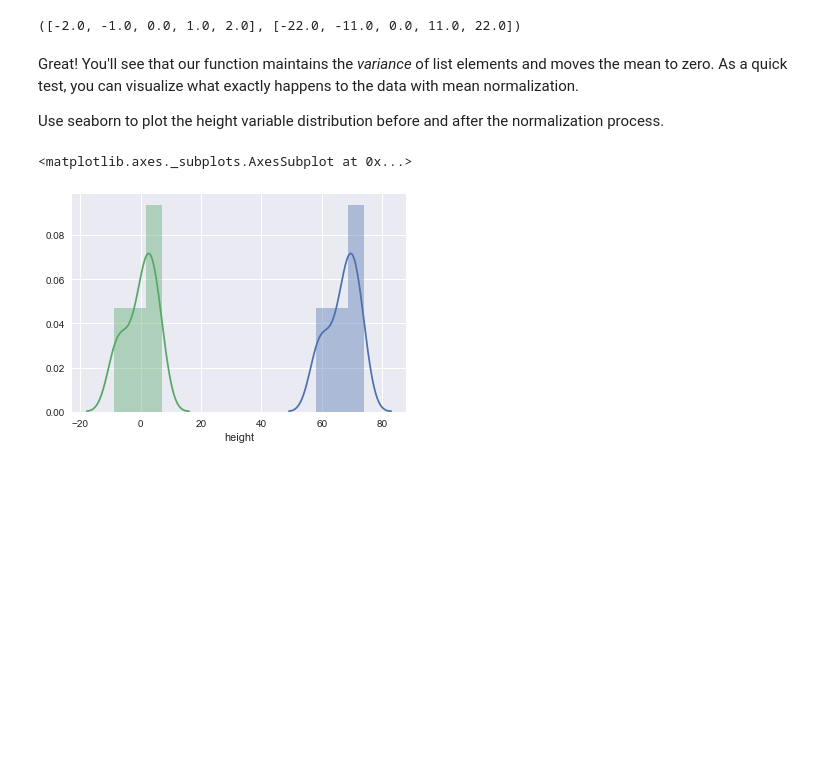
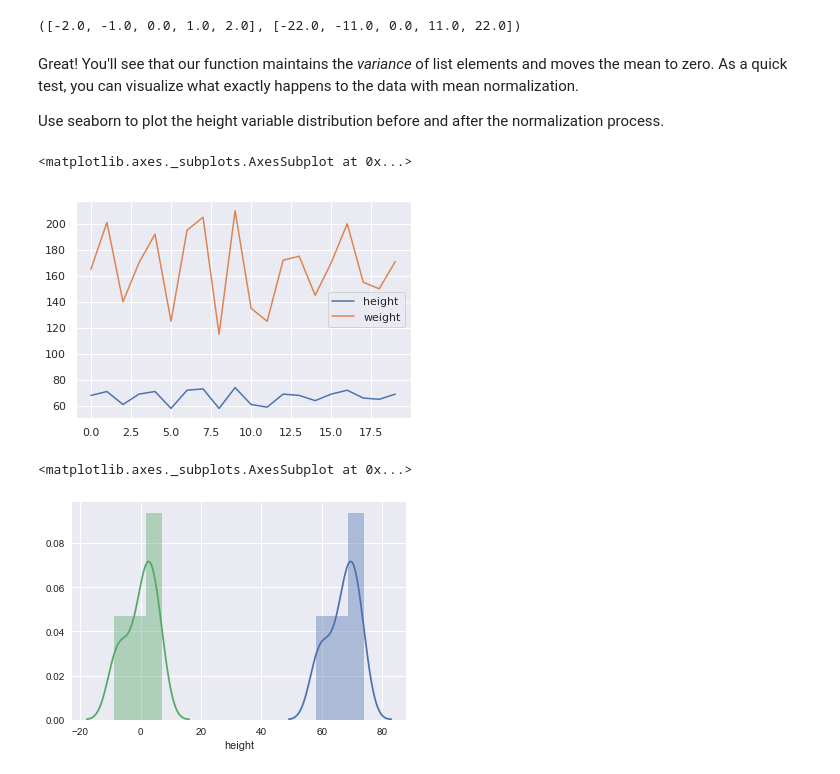
Before and after one commit to hy123udg/dsc-correlation-covariance-lab-nyc-ds-060319, a Jupyter notebook: index.ipynb, the cells around one changed output. Saved outputs shown, nothing was run; the diff lists cells and outputs as text; code cells hidden in the pictures; blank space fills up the shorter version.

```diff
--- a/index.ipynb
+++ b/index.ipynb
@@ -108,6 +108,10 @@ Great! You'll see that our function maintains the _variance_ of list elements an
 Use seaborn to plot the height variable distribution before and after the normalization process.
 # %%
 # Visualize the height data distribution before and after mean normalization
+df.plot()
+# %% [output]
+<matplotlib.axes._subplots.AxesSubplot at 0x...>
+[figure, added]
 # %%
 # %% [output]
 <matplotlib.axes._subplots.AxesSubplot at 0x...>
```
